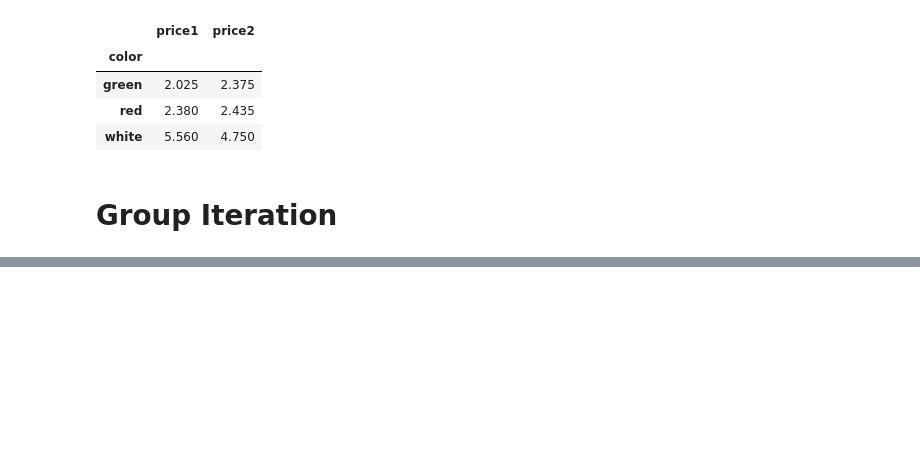
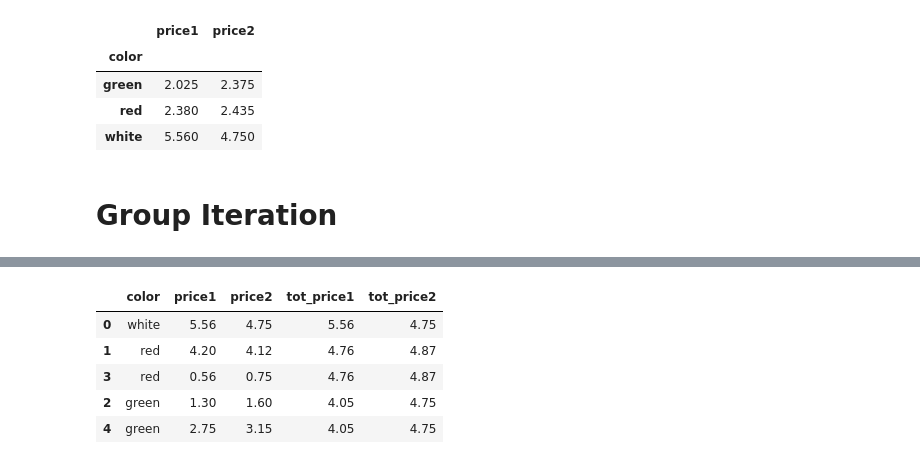
Before and after one commit to OliverRevilla/RW_Pandas, a Jupyter notebook: Pandas_in_depth.ipynb, the cells around one changed output, grey strips where cells are left out. Drawn from its saved outputs; the diff is of its cells as text; code cells hidden in the pictures; blank space fills up the shorter version.

```diff
--- a/Pandas_in_depth.ipynb
+++ b/Pandas_in_depth.ipynb
@@ -897,0 +1005,5 @@ frame[['price1','price2']].groupby(frame['color']).mean()
+# %%
+frame = pd.DataFrame({'color':['white','red','green','red','green'],
+                     'price1':[5.56,4.20,1.30,0.56,2.75],
+                     'price2':[4.75,4.12,1.60,0.75,3.15]})
+frame
@@ -897,0 +1017,3 @@ frame[['price1','price2']].groupby(frame['color']).mean()
+# %%
+sums = frame.groupby('color').sum().add_prefix('tot_')
+sums
@@ -897,0 +1026,9 @@ frame[['price1','price2']].groupby(frame['color']).mean()
+# %%
+pd.merge(frame, sums,left_on = 'color',right_index = True)
+# %% [output]
+|  | color | price1 | price2 | tot_price1 | tot_price2 |
+| 0 | white | 5.56 | 4.75 | 5.56 | 4.75 |
+| 1 | red | 4.20 | 4.12 | 4.76 | 4.87 |
+| 3 | red | 0.56 | 0.75 | 4.76 | 4.87 |
+| 2 | green | 1.30 | 1.60 | 4.05 | 4.75 |
+| 4 | green | 2.75 | 3.15 | 4.05 | 4.75 |
```
Also changed, not shown: parts of 29 cells of this notebook, 1 other file.
